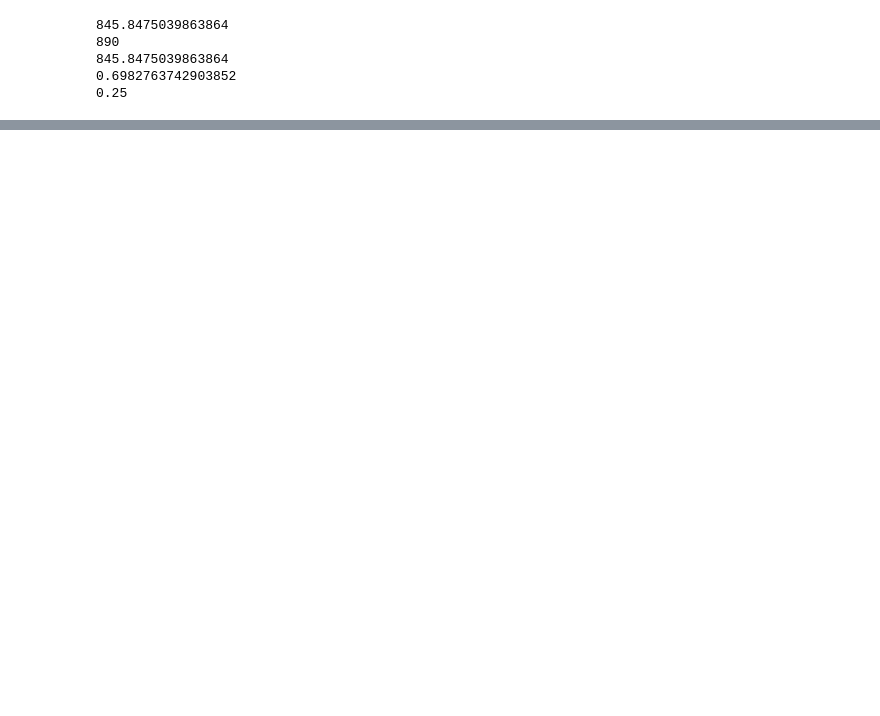
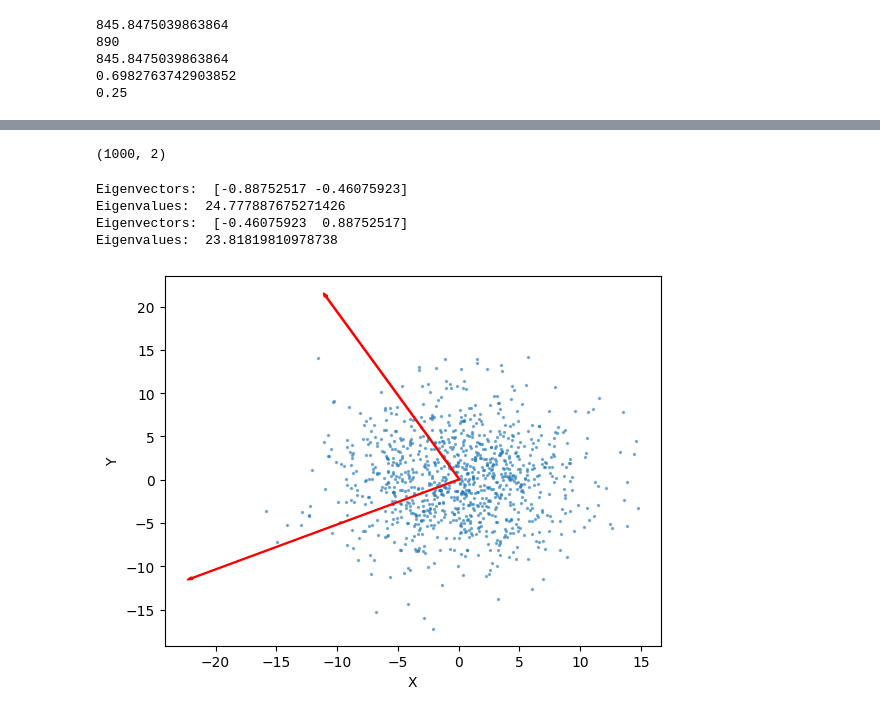
Before and after one commit to PhamVuThuNguyet/Recommendation-System-Exercises, a Jupyter notebook: Code/Similarity Distance.ipynb, the cells around one changed output, grey strips where cells are left out. Drawn from its saved outputs; the diff is of its cells as text; code cells hidden in the pictures; blank space fills up the shorter version.

```diff
--- a/Code/Similarity Distance.ipynb
+++ b/Code/Similarity Distance.ipynb
@@ -40,0 +49,36 @@ print(sim.jaccard_similarity(x, y))
+# %%
+mu, sigma = [0, 0], [5, 5]
+X = np.random.normal(mu, sigma, (1000, 2))
+X.shape
+# %% [output]
+(1000, 2)
+# %%
+pca = PCA()
+
+X_transformed = pca.fit_transform(X)
+
+X_centered = X - np.mean(X, axis=0)
+cov_matrix = np.dot(X_centered.T, X_centered) / X.shape[0]
+
+eigenvalues = pca.explained_variance_
+
+for eigenvalue, eigenvector in zip(eigenvalues, pca.components_):
+    print("Eigenvectors: ", eigenvector)
+    print("Eigenvalues: ", eigenvalue)
+
+plt.scatter(X[:,0], X[:,1], s=2, alpha=0.5)
+
+for i in range(len(pca.components_)):
+    plt.arrow(pca.mean_[0], pca.mean_[1], pca.components_[i,0]*pca.explained_variance_[i],
+              pca.components_[i,1]*pca.explained_variance_[i], color='red', width=0.1)
+
+plt.xlabel('X')
+plt.ylabel('Y')
+
+plt.show()
+# %% [output]
+Eigenvectors:  [-0.88752517 -0.46075923]
+Eigenvalues:  24.777887675271426
+Eigenvectors:  [-0.46075923  0.88752517]
+Eigenvalues:  23.81819810978738
+[figure, added]
```
Also changed, not shown: parts of 3 cells of this notebook.
